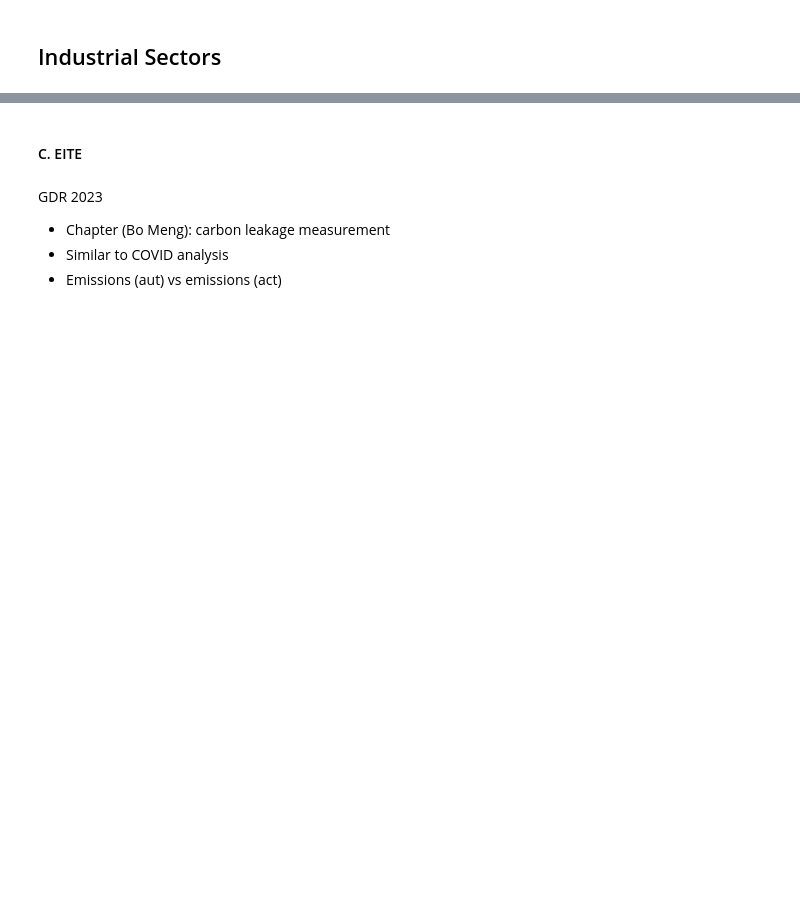
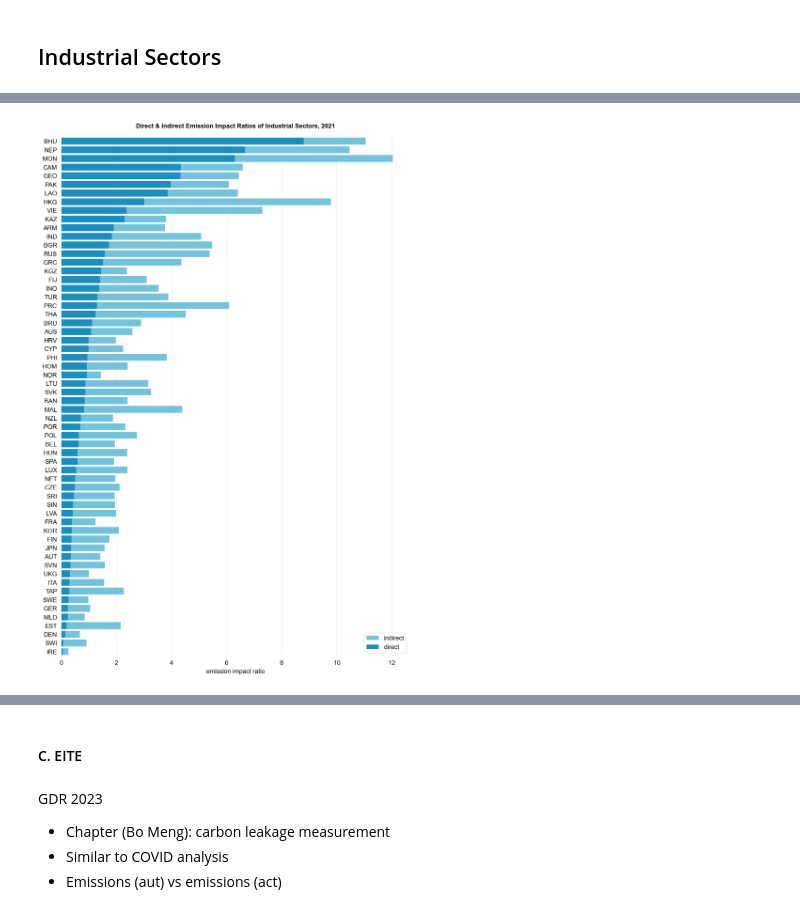
Before and after one commit to janinepdevera/eemrio, a Jupyter notebook: codes/industry.ipynb, the cells around one changed output, grey strips where cells are left out. Drawn from its saved outputs; the diff is of its cells as text; code cells hidden in the pictures; blank space fills up the shorter version.

```diff
--- a/codes/industry.ipynb
+++ b/codes/industry.ipynb
@@ -370,0 +118,4 @@ sns.despine(left=True, bottom=True)
+# %%
+# main dfs
+em_df_total = get_emdf()
+em_df_sector = get_emdf(by='sector')
@@ -370,0 +159,13 @@ sns.despine(left=True, bottom=True)
+# %%
+# EIR country aggregates
+eir_agg = (
+    industry_df[['country', 'year', 'direct', 'indirect', 'total', 'gva', 'region']]
+    .groupby(['country', 'year', 'region']).agg('sum')
+    .reset_index()
+)
+eir_agg['d_eir'] = eir_agg['direct'] / eir_agg['gva']
+eir_agg['i_eir'] = eir_agg['indirect'] / eir_agg['gva']
+eir_agg['eir'] = eir_agg['total'] / eir_agg['gva']
+
+# EIR by year
+eir_2021 = eir_agg[eir_agg['year'] == 2021]
@@ -370,0 +215,25 @@ sns.despine(left=True, bottom=True)
+# %%
+# EIR by country (Asia)
+ei_asia = eir_2021[eir_2021['region'].isin(['East Asia and Pacific', 'Europe and Central Asia', 'South Asia'])]
+# %%
+ordered_df = ei_asia.sort_values(by='d_eir', ascending=False)
+left_positions = ordered_df["d_eir"].values
+
+f, ax = plt.subplots(figsize=(10, 15), dpi=200)
+sns.barplot(x="i_eir", y="country", data=ordered_df, label="indirect",
+            color="#63ccec", errorbar=None, left=left_positions, zorder=2)
+sns.barplot(x="d_eir", y="country", data=ordered_df, label="direct",
+            color="#0099d8", errorbar=None, zorder=2)
+
+plt.grid(axis='x', color='#EBEBEB')
+plt.xticks(fontsize=10)
+plt.yticks(fontsize=10)
+plt.tick_params(left=False, bottom=False)
+plt.xlabel('emission impact ratio', fontsize=10)
+plt.ylabel('')
+plt.title('Direct & Indirect Emission Impact Ratios of Industrial Sectors, 2021', y=1.01, fontsize=10, fontweight='bold')
+legend = plt.legend(fontsize=10, loc='lower right')
+legend.get_frame().set_edgecolor('#DDDDDD')
+sns.despine(left=True, bottom=True)
+# %% [output]
+[figure, added]
```
Also changed, not shown: parts of 69 cells of this notebook.
